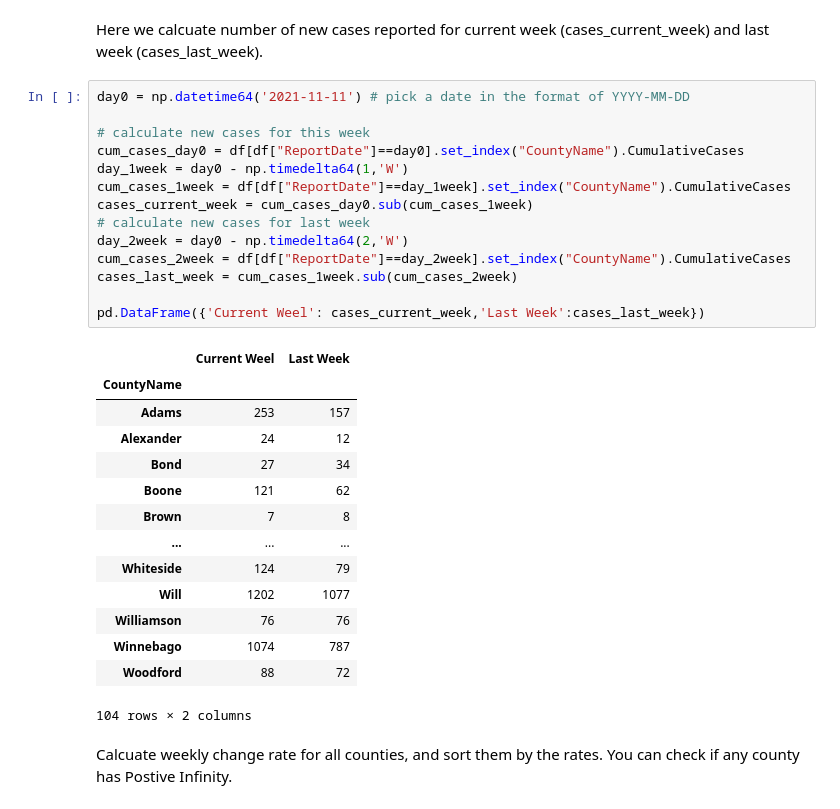
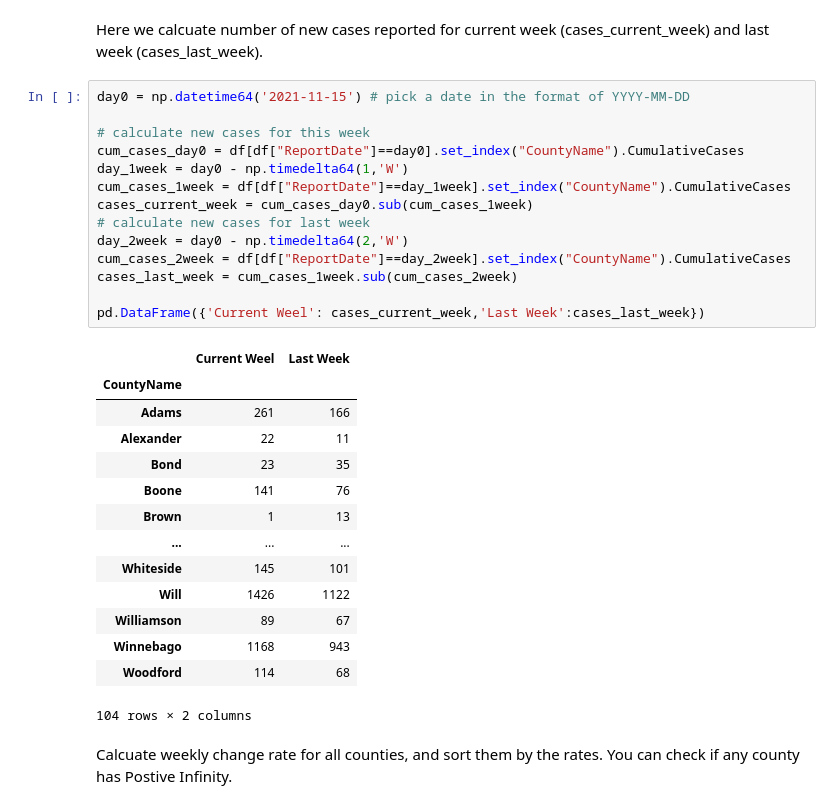
Before and after one commit to cybergis/GISDay_workshop_2021, a Jupyter notebook: GISDay_Nov-17-2021.ipynb, the cells around one changed output. Cells and saved outputs as stored; diff of their text form.

```diff
--- a/GISDay_Nov-17-2021.ipynb
+++ b/GISDay_Nov-17-2021.ipynb
@@ -169,33 +169,33 @@ Here we pick a date as the day0 and extract "CumulativeCases" on that day for al
 # %% [markdown]
 Here we calcuate number of new cases reported for current week (cases_current_week) and last week (cases_last_week).
 # %%
-day0 = np.datetime64('2021-11-11') # pick a date in the format of YYYY-MM-DD
+day0 = np.datetime64('2021-11-15') # pick a date in the format of YYYY-MM-DD
 
 # calculate new cases for this week
 cum_cases_day0 = df[df["ReportDate"]==day0].set_index("CountyName").CumulativeCases
 day_1week = day0 - np.timedelta64(1,'W')
 cum_cases_1week = df[df["ReportDate"]==day_1week].set_index("CountyName").CumulativeCases
 cases_current_week = cum_cases_day0.sub(cum_cases_1week)
 # calculate new cases for last week
 day_2week = day0 - np.timedelta64(2,'W')
 cum_cases_2week = df[df["ReportDate"]==day_2week].set_index("CountyName").CumulativeCases
 cases_last_week = cum_cases_1week.sub(cum_cases_2week)
 
 pd.DataFrame({'Current Weel': cases_current_week,'Last Week':cases_last_week})
 # %% [output]
 |  | Current Weel | Last Week |
 | CountyName |  |  |
-| Adams | 253 | 157 |
-| Alexander | 24 | 12 |
-| Bond | 27 | 34 |
-| Boone | 121 | 62 |
-| Brown | 7 | 8 |
+| Adams | 261 | 166 |
+| Alexander | 22 | 11 |
+| Bond | 23 | 35 |
+| Boone | 141 | 76 |
+| Brown | 1 | 13 |
 | ... | ... | ... |
-| Whiteside | 124 | 79 |
-| Will | 1202 | 1077 |
-| Williamson | 76 | 76 |
-| Winnebago | 1074 | 787 |
-| Woodford | 88 | 72 |
+| Whiteside | 145 | 101 |
+| Will | 1426 | 1122 |
+| Williamson | 89 | 67 |
+| Winnebago | 1168 | 943 |
+| Woodford | 114 | 68 |
 104 rows × 2 columns
 # %% [markdown]
 Calcuate weekly change rate for all counties, and sort them by the rates. You can check if any county has Postive Infinity.
```
Also changed, not shown: parts of 4 cells of this notebook.
